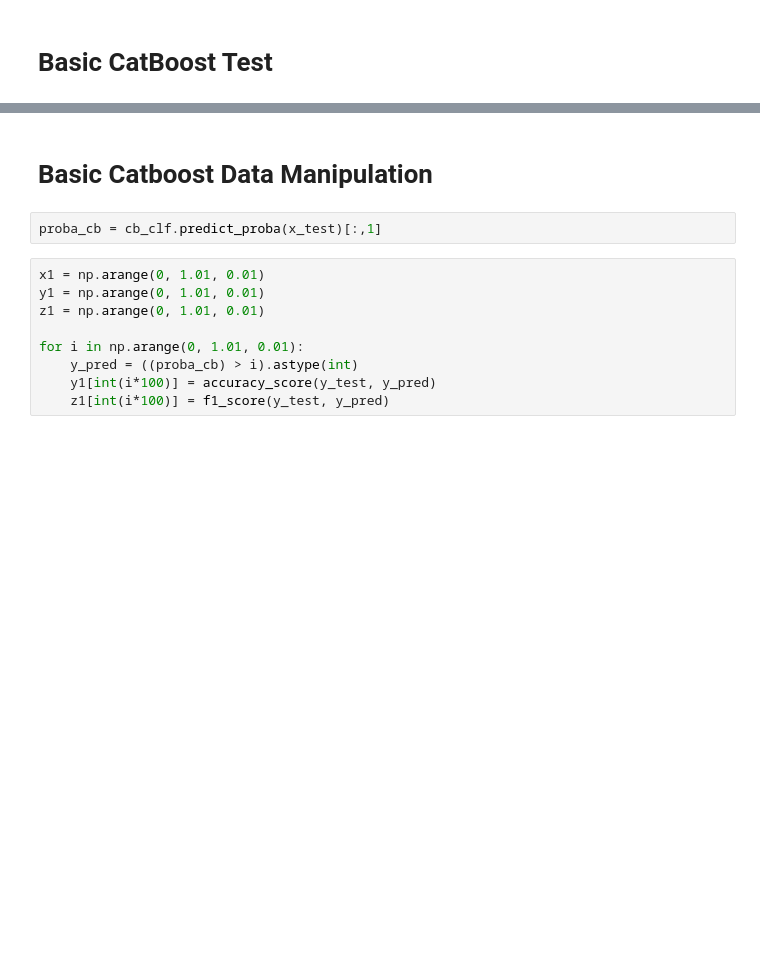
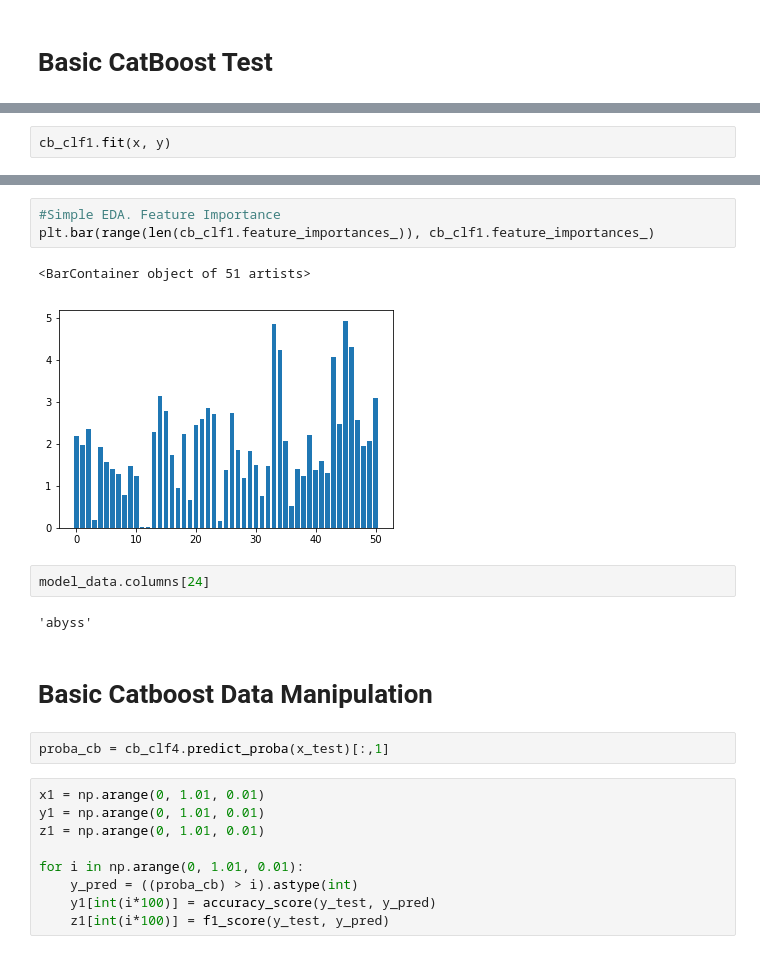
Before and after one commit to laplaisanterie/Game-bot-detection, a Jupyter notebook: final data & analysis HY/Modeling 4 (Perday Network and Perday).ipynb, the cells around one changed output, grey strips where cells are left out. Cells and saved outputs as stored; diff of their text form; blank space fills up the shorter version.

```diff
--- a/final data & analysis HY/Modeling 4 (Perday Network and Perday).ipynb
+++ b/final data & analysis HY/Modeling 4 (Perday Network and Perday).ipynb
@@ -58,0 +72,2 @@ cb_clf = cb.CatBoostClassifier(
+# %%
+cb_clf1.fit(x, y)
@@ -95,7 +167,17 @@ plt.bar(range(len(cb_clf.feature_importances_)), cb_clf.feature_importances_)
+# %%
+#Simple EDA. Feature Importance
+plt.bar(range(len(cb_clf1.feature_importances_)), cb_clf1.feature_importances_)
+# %% [output]
+<BarContainer object of 51 artists>
+[figure, added]
+# %%
+model_data.columns[24]
+# %% [output]
+'abyss'
 # %% [markdown]
 # Basic Catboost Data Manipulation
 # %%
-proba_cb = cb_clf.predict_proba(x_test)[:,1]
+proba_cb = cb_clf4.predict_proba(x_test)[:,1]
 # %%
 x1 = np.arange(0, 1.01, 0.01)
 y1 = np.arange(0, 1.01, 0.01)
```
Also changed, not shown: parts of 57 cells of this notebook, 9 other files.
